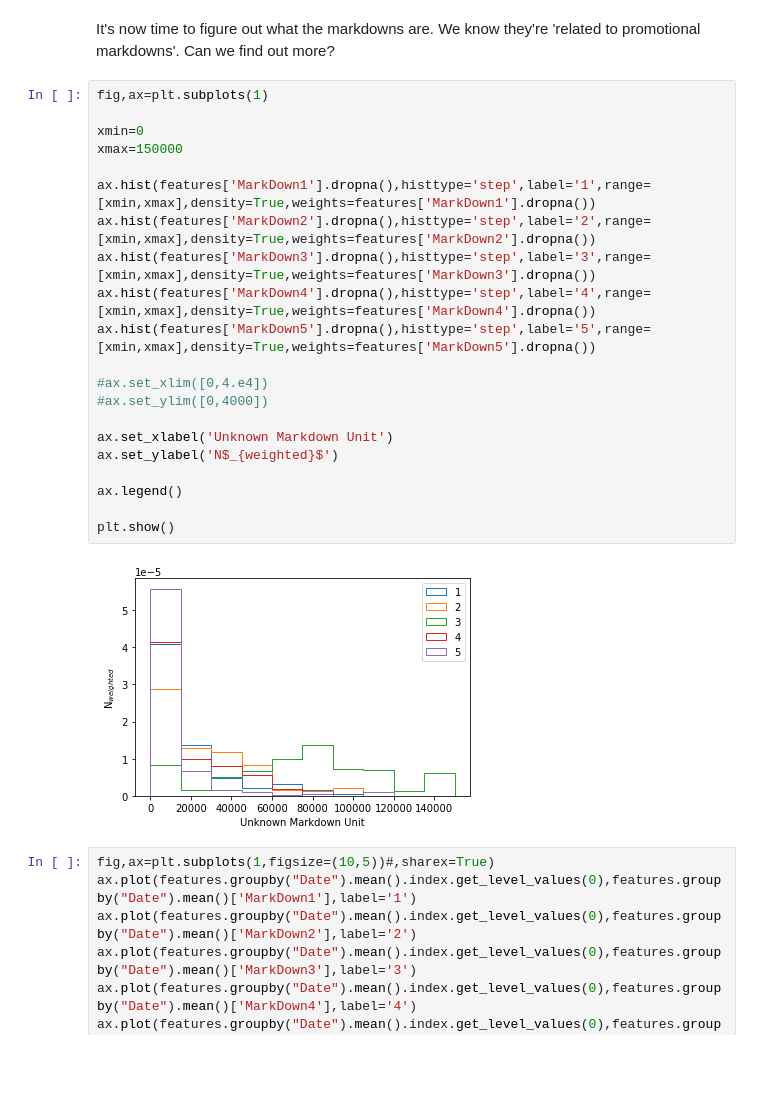
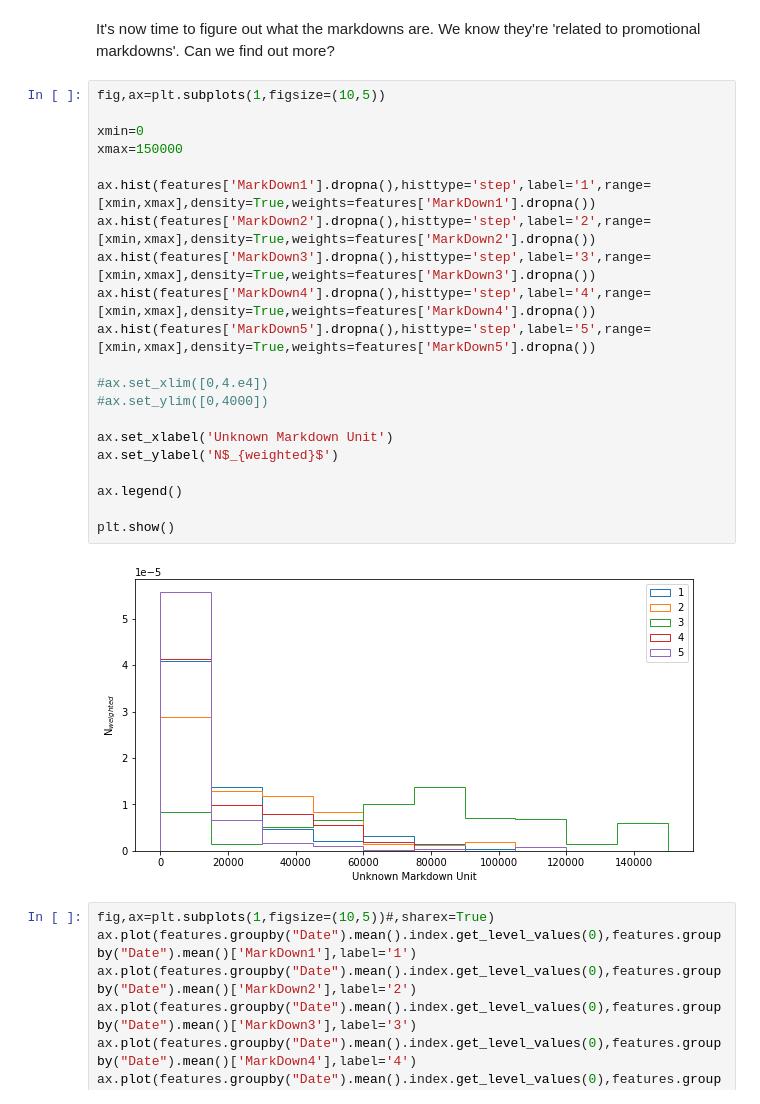
Before and after one commit to leliasgit/Retail, a Jupyter notebook: Retail Analysis.ipynb, the cells around one changed output. Saved outputs shown, nothing was run; the diff lists cells and outputs as text; blank space fills up the shorter version.

```diff
--- a/Retail Analysis.ipynb
+++ b/Retail Analysis.ipynb
@@ -208,28 +194,28 @@ Beware! Some department only exist in as little as one store, althought most exi
 # %% [markdown]
 It's now time to figure out what the markdowns are. We know they're 'related to promotional markdowns'. Can we find out more?
 # %%
-fig,ax=plt.subplots(1)
+fig,ax=plt.subplots(1,figsize=(10,5))
 
 xmin=0
 xmax=150000
 
 ax.hist(features['MarkDown1'].dropna(),histtype='step',label='1',range=[xmin,xmax],density=True,weights=features['MarkDown1'].dropna())
 ax.hist(features['MarkDown2'].dropna(),histtype='step',label='2',range=[xmin,xmax],density=True,weights=features['MarkDown2'].dropna())
 ax.hist(features['MarkDown3'].dropna(),histtype='step',label='3',range=[xmin,xmax],density=True,weights=features['MarkDown3'].dropna())
 ax.hist(features['MarkDown4'].dropna(),histtype='step',label='4',range=[xmin,xmax],density=True,weights=features['MarkDown4'].dropna())
 ax.hist(features['MarkDown5'].dropna(),histtype='step',label='5',range=[xmin,xmax],density=True,weights=features['MarkDown5'].dropna())
 
 #ax.set_xlim([0,4.e4])
 #ax.set_ylim([0,4000])
 
 ax.set_xlabel('Unknown Markdown Unit')
 ax.set_ylabel('N$_{weighted}$')
 
 ax.legend()
 
 plt.show()
 # %% [output]
-[figure, old version]
+[figure, new version]
 # %%
 fig,ax=plt.subplots(1,figsize=(10,5))#,sharex=True)
 ax.plot(features.groupby("Date").mean().index.get_level_values(0),features.groupby("Date").mean()['MarkDown1'],label='1')
```
Also changed, not shown: parts of 4 cells of this notebook.
